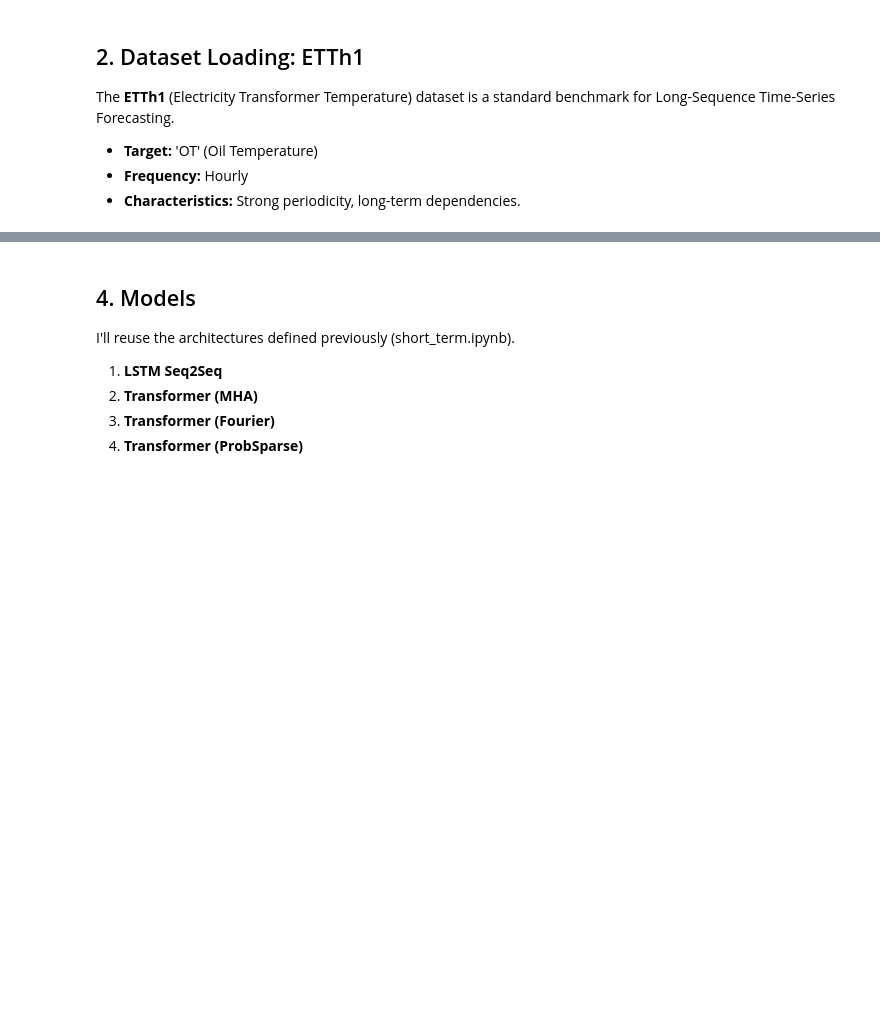
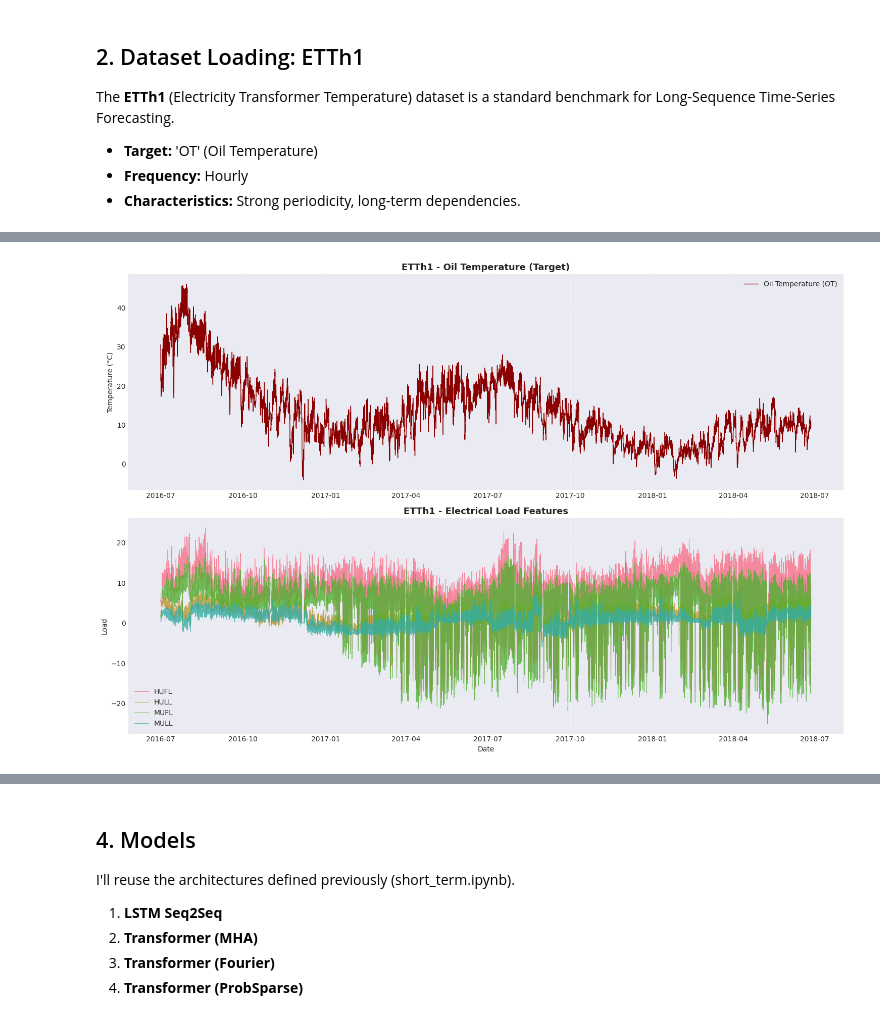
Before and after one commit to ArthurgLeonida/TimeSeriesProjectUFSC, a Jupyter notebook: long_term.ipynb, the cells around one changed output, grey strips where cells are left out. Saved outputs shown, nothing was run; the diff lists cells and outputs as text; code cells hidden in the pictures; blank space fills up the shorter version.

```diff
--- a/long_term.ipynb
+++ b/long_term.ipynb
@@ -206,0 +142,24 @@ To convert predictions back to original scale:
+# %%
+# Visualize the target series and load features
+fig, axes = plt.subplots(2, 1, figsize=(15, 10))
+
+# Plot target: Oil Temperature
+axes[0].plot(target_series.index, target_series.values, label='Oil Temperature (OT)', color='darkred', linewidth=1)
+axes[0].set_title('ETTh1 - Oil Temperature (Target)', fontsize=13, fontweight='bold')
+axes[0].set_ylabel('Temperature (°C)')
+axes[0].legend()
+axes[0].grid(True, alpha=0.3)
+
+# Plot load features
+for col in load_columns:
+    axes[1].plot(load_features.index, load_features[col].values, label=col, linewidth=0.8, alpha=0.8)
+axes[1].set_title('ETTh1 - Electrical Load Features', fontsize=13, fontweight='bold')
+axes[1].set_ylabel('Load')
+axes[1].set_xlabel('Date')
+axes[1].legend(loc='best')
+axes[1].grid(True, alpha=0.3)
+
+plt.tight_layout()
+plt.show()
+# %% [output]
+[figure, added]
```
Also changed, not shown: parts of 19 cells of this notebook, 1 other file.
